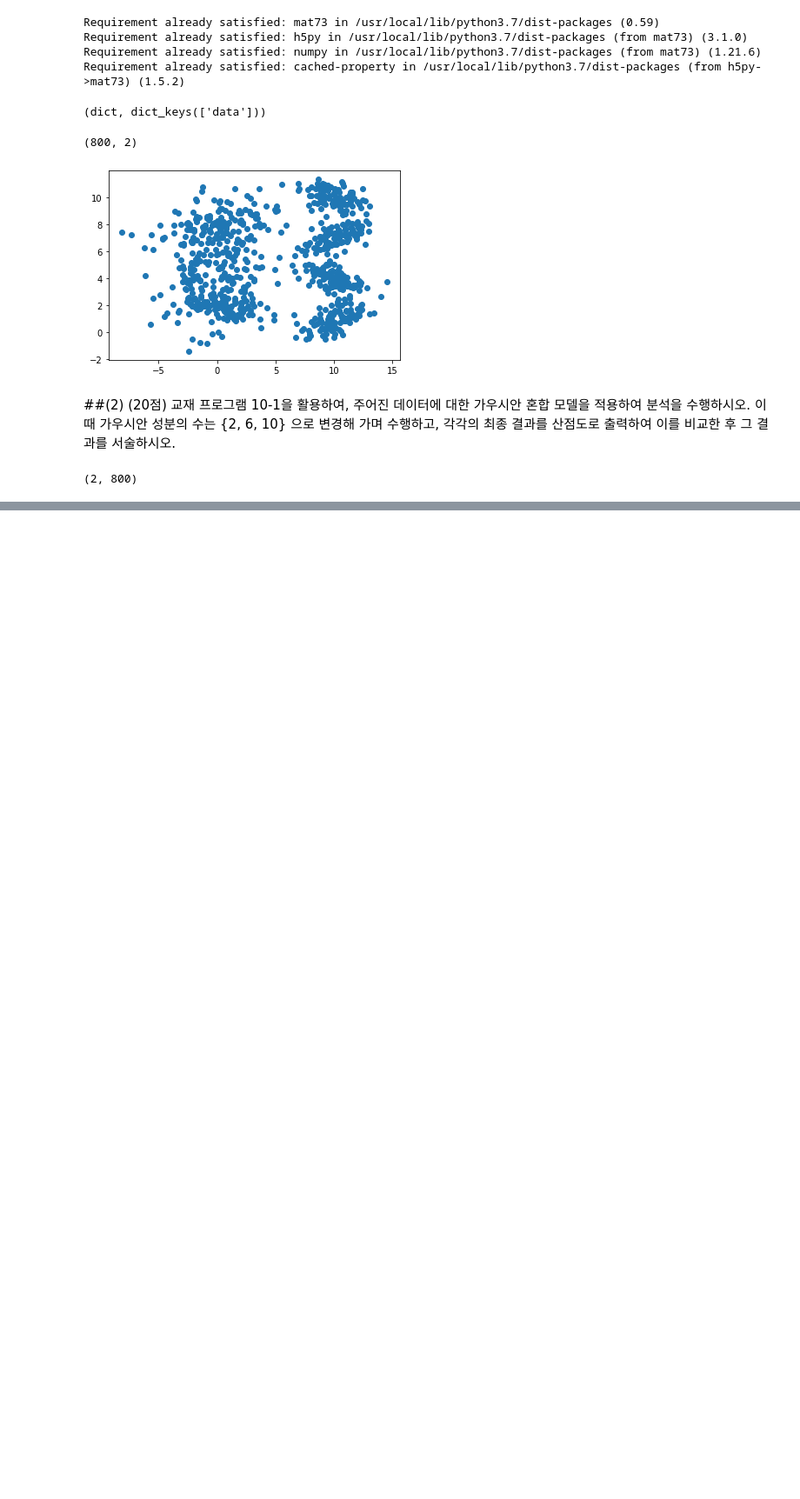
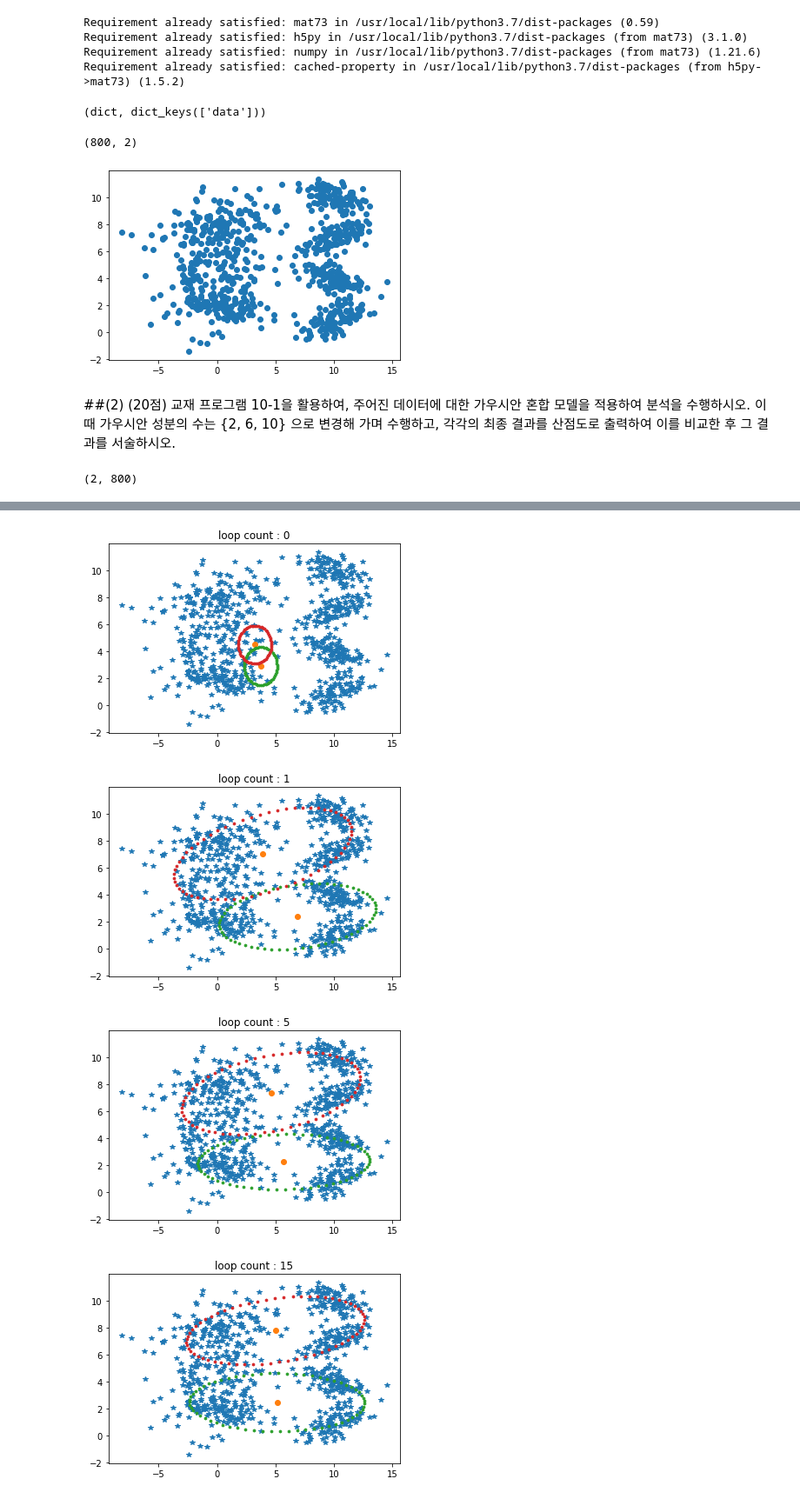
Before and after one commit to yojulab/knou_study_machinglearning, a Jupyter notebook: codes/sanghunoh/reports/과제_5_1_가우시안혼합모델.ipynb, the cells around one changed output, grey strips where cells are left out. Shown at 87% size. Cells and saved outputs as stored; diff of their text form; code cells hidden in the pictures; blank space fills up the shorter version.

```diff
--- a/codes/sanghunoh/reports/과제_5_1_가우시안혼합모델.ipynb
+++ b/codes/sanghunoh/reports/과제_5_1_가우시안혼합모델.ipynb
@@ -32,8 +32,8 @@ plt.show()
 # %% [markdown]
 ##(2) (20점) 교재 프로그램 10-1을 활용하여, 주어진 데이터에 대한 가우시안 혼합 모델을 적용하여 분석을 수행하시오. 이때 가우시안 성분의 수는 {2, 6, 10} 으로 변경해 가며 수행하고, 각각의 최종 결과를 산점도로 출력하여 이를 비교한 후 그 결과를 서술하시오.
 # %%
-X=datas.T # 계산 편리 위해 전치
-X.shape
+datas_transpose = datas.T # 계산 편리 위해 전치
+datas_transpose.shape
 # %% [output]
 (2, 800)
 # %%
@@ -67,14 +67,3 @@ def drawgraph(X, Mu, Sigma, cnt):
     A=math.sqrt(2)*np.asarray([np.cos(t), np.sin(t)]).T.dot(linalg.sqrtm(sigma))+ matlib.repmat(Mu[j,:],t.size,1)
     plt.plot(A[:,0], A[:,1], marker='h', markersize=3, linestyle='None')
   plt.show()
-# %%
-import numpy as np
-N = X.shape[1]                              # 데이터의 수
-M = 2                                       # 가우시안 성분의 수
-Mu = np.random.rand(M,2)*5                  # 파라메터 설정
-Sigma = np.zeros([M,2,2])
-for i in range(M):                          #파라미터 초기화(평균)
-  Sigma[i,:,:] = [[1,0],[0,1]]
-alpha = (np.zeros([M,1])+1)/M               # 파라미터 초기화(혼합계수)
-
-drawgraph(X,Mu, Sigma,0);                   # 그래프 그리기 함수 호출
@@ -128,0 +111,10 @@ Text(0, 0.5, 'Log-likelihood')
+# %%
+import numpy as np
+rows = datas_transpose.shape[1]                              # 데이터의 수
+n_cluster = 2                                       # 가우시안 성분의 수
+multi_gaussian_EM(n_cluster, rows, datas_transpose)
+# %% [output]
+[figure, added]
+[figure, added]
+[figure, added]
+[figure, added]
```
Also changed, not shown: parts of 3 cells of this notebook.
